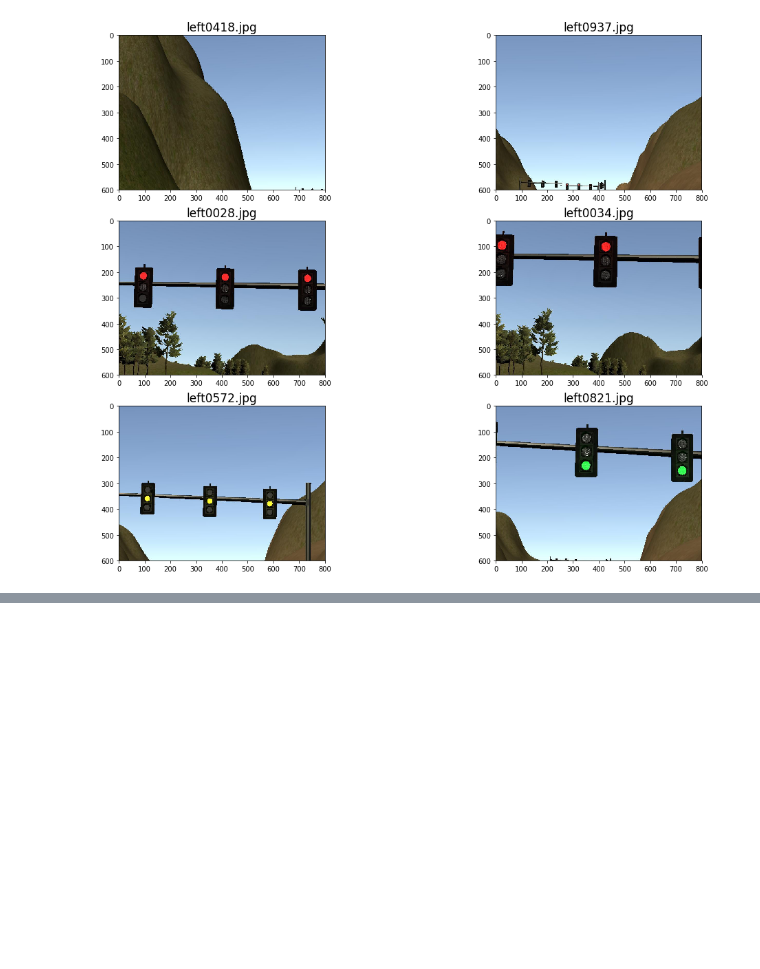
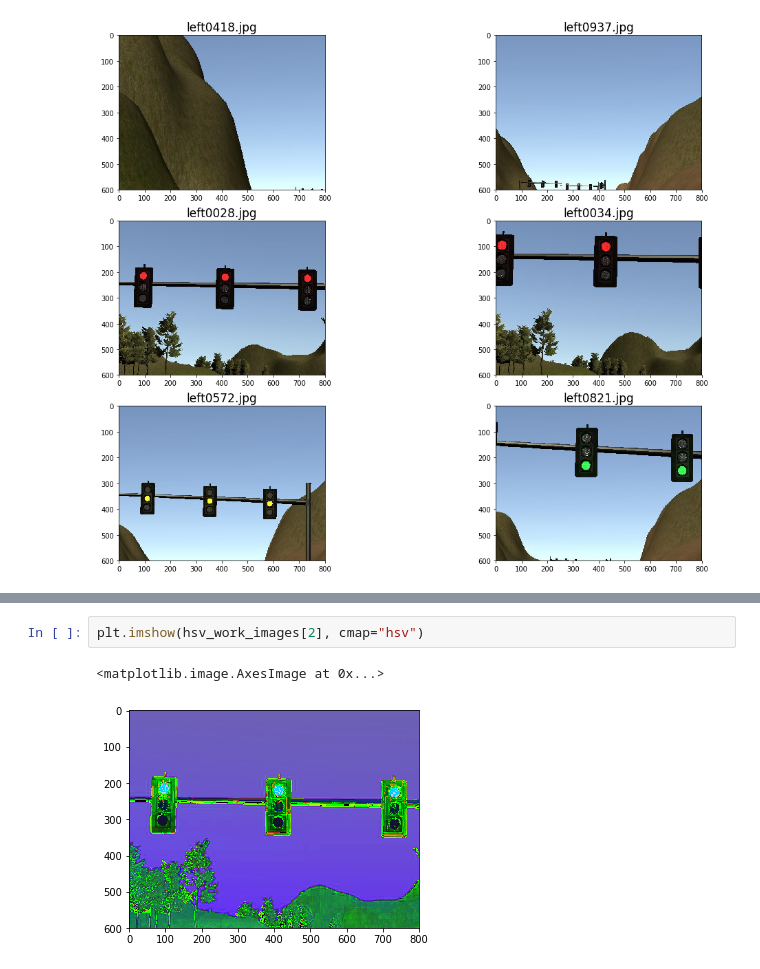
Before and after one commit to nins-k/CV_Traffic_Light, a Jupyter notebook: Calibration.ipynb, the cells around one changed output, grey strips where cells are left out. Cells and saved outputs as stored; diff of their text form; blank space fills up the shorter version.

```diff
--- a/Calibration.ipynb
+++ b/Calibration.ipynb
@@ -97,0 +105,5 @@ display_images(work_images, titles=[filenames[f].split("\\")[-1] for f in random
+# %%
+plt.imshow(hsv_work_images[2], cmap="hsv")
+# %% [output]
+<matplotlib.image.AxesImage at 0x...>
+[figure, added]
```
Also changed, not shown: parts of 1 cell of this notebook.
